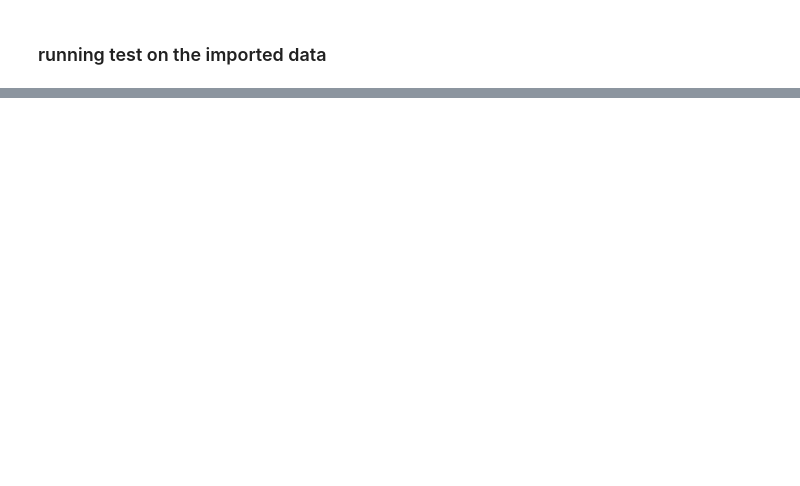
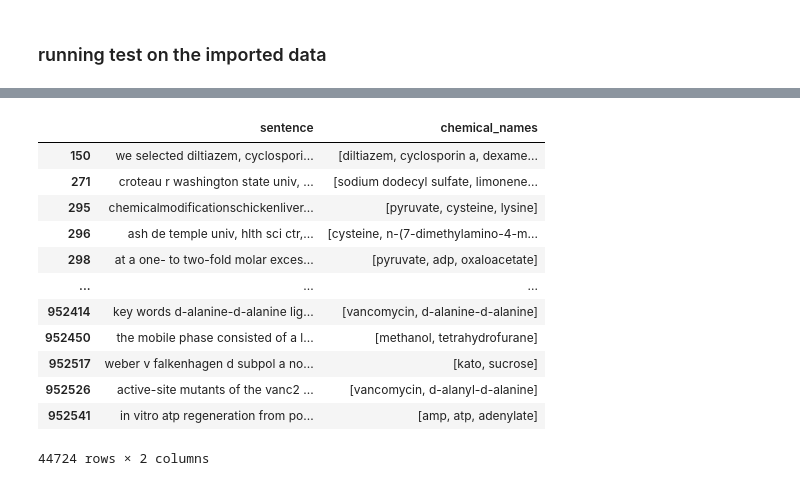
Before and after one commit to starcassie/iGEM, a Jupyter notebook: snorkle_labeling_functions.ipynb, the cells around one changed output, grey strips where cells are left out. Saved outputs shown, nothing was run; the diff lists cells and outputs as text; code cells hidden in the pictures; blank space fills up the shorter version.

```diff
--- a/snorkle_labeling_functions.ipynb
+++ b/snorkle_labeling_functions.ipynb
@@ -590,0 +621,9 @@ sep conversion words: True
+# %%
+uncleaned_df = pd.read_csv("sentence_annotations_elsevier_pmid_split6.csv")
+# %%
+uncleaned_no_na_df = uncleaned_df.dropna()
+uncleaned_several_chem_df = uncleaned_no_na_df.loc[uncleaned_no_na_df["chemical_names"].str.contains(",")]
+uncleaned_several_chem_df = uncleaned_several_chem_df[["sentence", "chemical_names"]]
+# %%
+uncleaned_several_chem_df["sentence"] = uncleaned_several_chem_df["sentence"].apply(sentence_cleaned)
+uncleaned_several_chem_df["chemical_names"] = uncleaned_several_chem_df["chemical_names"].apply(chem_into_array)
@@ -590,0 +645,18 @@ sep conversion words: True
+# %%
+re_check_several_chem_uncleaned_df = uncleaned_several_chem_df.loc[uncleaned_several_chem_df["chemical_names"].str.len() > 1]
+# %%
+re_check_several_chem_uncleaned_df
+# %% [output]
+|  | sentence | chemical_names |
+| 150 | we selected diltiazem, cyclospori... | [diltiazem, cyclosporin a, dexame... |
+| 271 | croteau r washington state univ, ... | [sodium dodecyl sulfate, limonene... |
+| 295 | chemicalmodificationschickenliver... | [pyruvate, cysteine, lysine] |
+| 296 | ash de temple univ, hlth sci ctr,... | [cysteine, n-(7-dimethylamino-4-m... |
+| 298 | at a one- to two-fold molar exces... | [pyruvate, adp, oxaloacetate] |
+| ... | ... | ... |
+| 952414 | key words d-alanine-d-alanine lig... | [vancomycin, d-alanine-d-alanine] |
+| 952450 | the mobile phase consisted of a l... | [methanol, tetrahydrofurane] |
+| 952517 | weber v falkenhagen d subpol a no... | [kato, sucrose] |
+| 952526 | active-site mutants of the vanc2 ... | [vancomycin, d-alanyl-d-alanine] |
+| 952541 | in vitro atp regeneration from po... | [amp, atp, adenylate] |
+44724 rows × 2 columns
```
Also changed, not shown: parts of 8 cells of this notebook.
